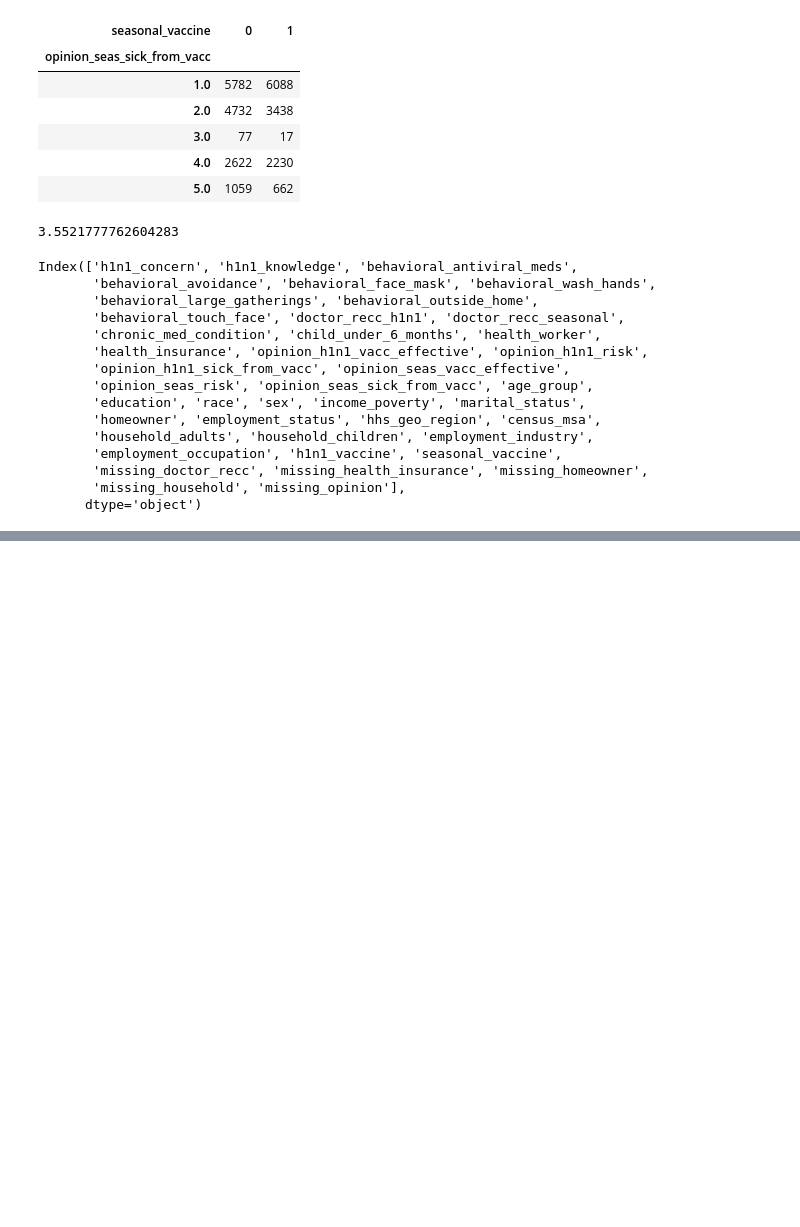
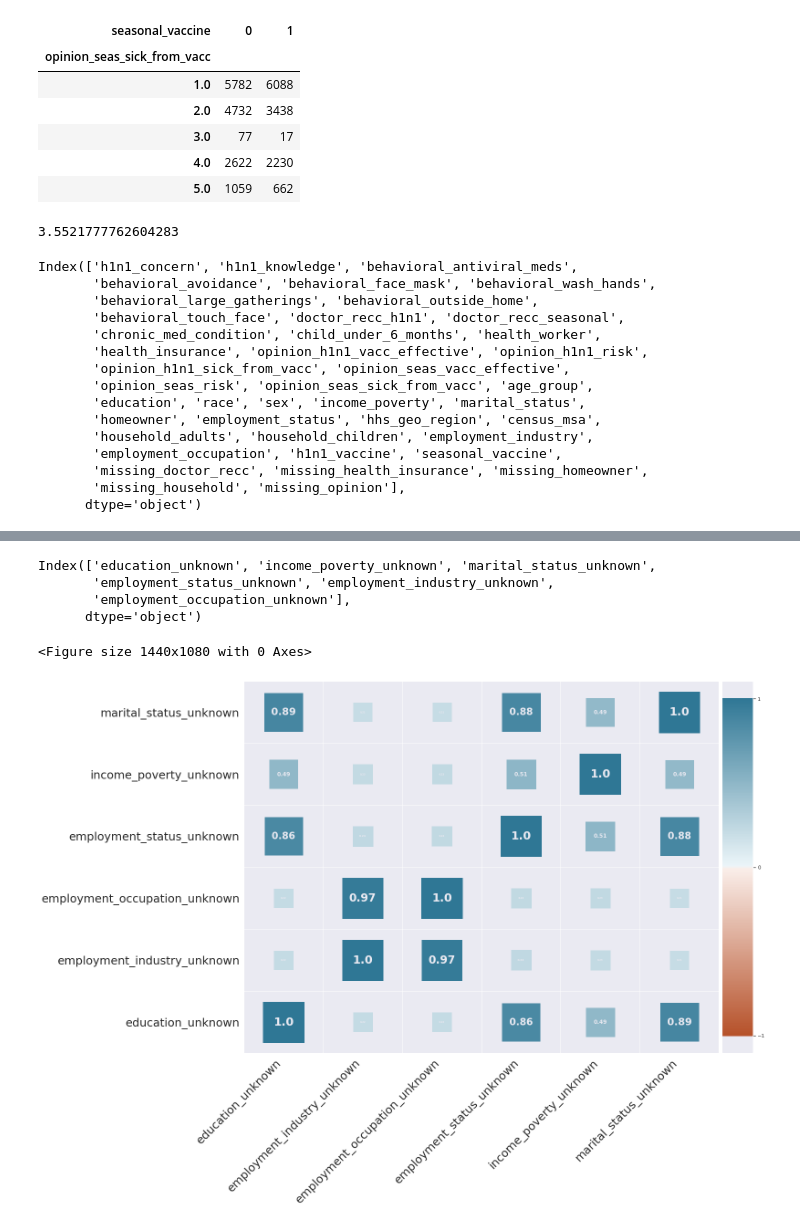
Before and after one commit to coreyryanhanson/predicting_seasonal_vaccinations, a Jupyter notebook: scratch_corey.ipynb, the cells around one changed output, grey strips where cells are left out. Cells and saved outputs as stored; diff of their text form; code cells hidden in the pictures; blank space fills up the shorter version.

```diff
--- a/scratch_corey.ipynb
+++ b/scratch_corey.ipynb
@@ -535,0 +510,14 @@ nan
+# %%
+unknown_cols = extract_column_names(data.get_df(), "unknown$")
+unknown_cols
+# %% [output]
+Index(['education_unknown', 'income_poverty_unknown', 'marital_status_unknown',
+       'employment_status_unknown', 'employment_industry_unknown',
+       'employment_occupation_unknown'],
+      dtype='object')
+# %%
+dynamic_heatmap(data.get_df(), unknown_cols, fontsize=25, annot=1,
+                figsize=(20,15), squaresize=8000)
+# %% [output]
+<Figure size 1440x1080 with 0 Axes>
+[figure, added]
```
Also changed, not shown: parts of 13 cells of this notebook, 2 other files.
